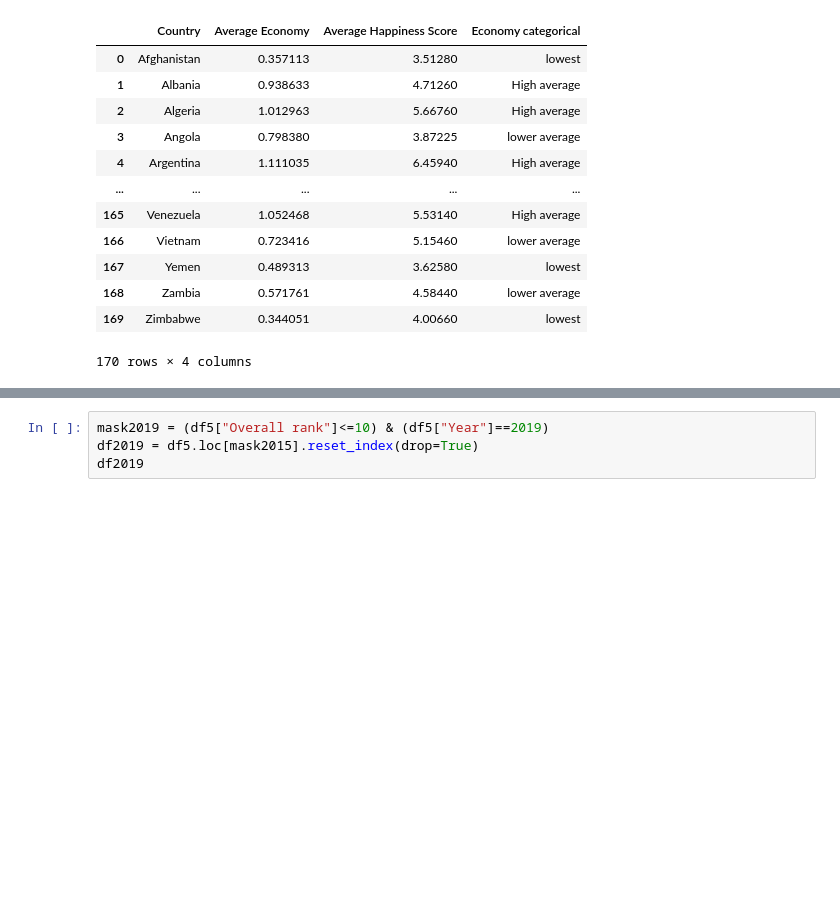
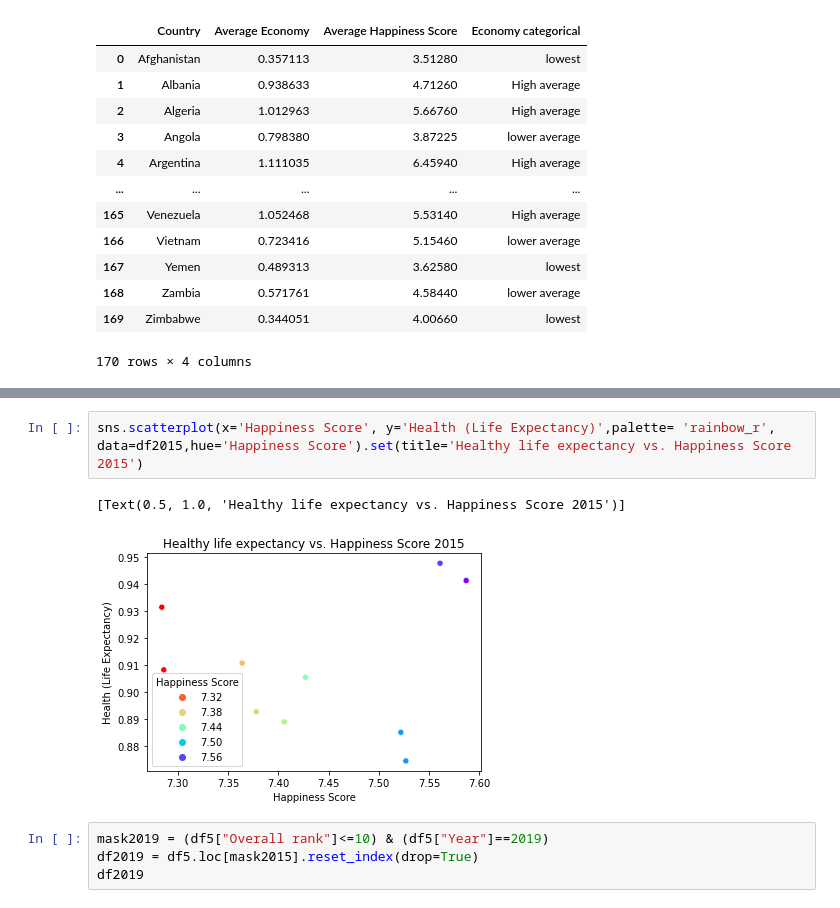
Before and after one commit to Georgejtomaras/smu_project1_worldhappiness, a Jupyter notebook: George T work/project_1_data merge.py-Georgework.ipynb, the cells around one changed output, grey strips where cells are left out. Drawn from its saved outputs; the diff is of its cells as text; blank space fills up the shorter version.

```diff
--- a/George T work/project_1_data merge.py-Georgework.ipynb
+++ b/George T work/project_1_data merge.py-Georgework.ipynb
@@ -286,6 +239,11 @@ df2015
 | 7 | Sweden | Western Europe | 8 | 7.364 | 0.03157 | 1.33171 | 1.28907 | ... |
 | 8 | New Zealand | Australia and New Zealand | 9 | 7.286 | 0.03371 | 1.25018 | 1.31967 | ... |
 | 9 | Australia | Australia and New Zealand | 10 | 7.284 | 0.04083 | 1.33358 | 1.30923 | ... |
+# %%
+sns.scatterplot(x='Happiness Score', y='Health (Life Expectancy)',palette= 'rainbow_r', data=df2015,hue='Happiness Score').set(title='Healthy life expectancy vs. Happiness Score 2015')
+# %% [output]
+[Text(0.5, 1.0, 'Healthy life expectancy vs. Happiness Score 2015')]
+[figure, added]
 # %%
 mask2019 = (df5["Overall rank"]<=10) & (df5["Year"]==2019)
 df2019 = df5.loc[mask2015].reset_index(drop=True)
```
Also changed, not shown: parts of 37 cells of this notebook.
